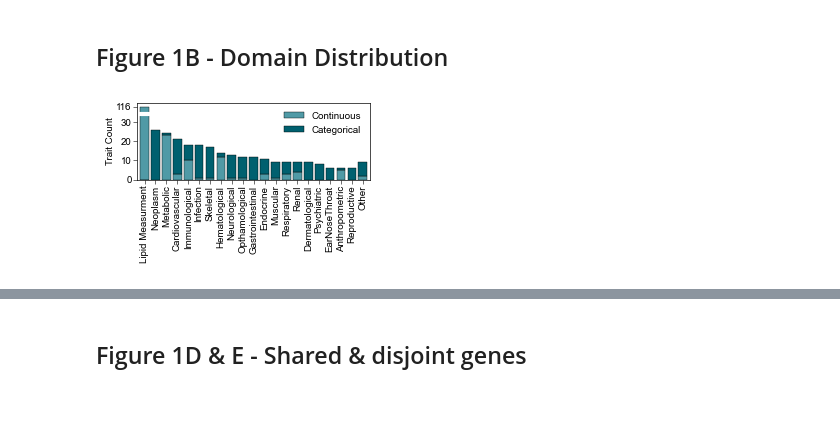
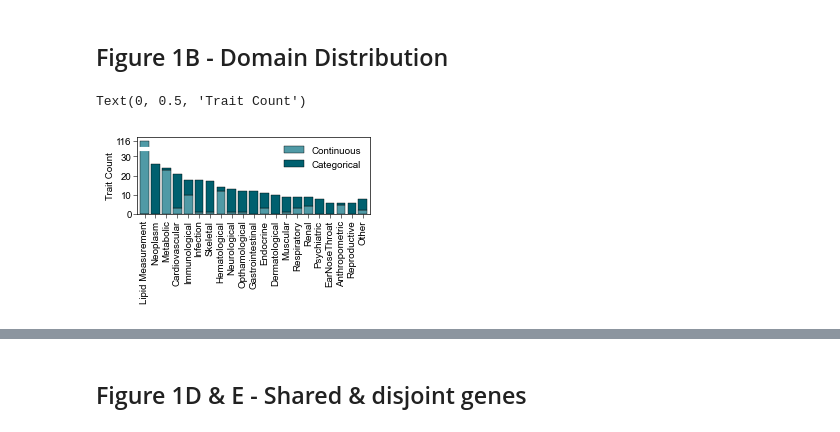
Before and after one commit to sarah-n-wright/CARVA, a Jupyter notebook: Notebooks/1B_DataCuration_StudySelection.ipynb, the cells around one changed output, grey strips where cells are left out. Drawn from its saved outputs; the diff is of its cells as text; code cells hidden in the pictures; blank space fills up the shorter version.

Commit message:
Update Notebook 1B and associated data

```diff
--- a/Notebooks/1B_DataCuration_StudySelection.ipynb
+++ b/Notebooks/1B_DataCuration_StudySelection.ipynb
@@ -76,7 +75,7 @@ gwas_genes.shape
 # %% [output]
 (327974, 16)
 # %%
-study_info = pd.read_csv(os.path.join(datadir,'GWASCatalog', 'cleaned_gwas-catalog-v1.0.3.1-studies-r2025-03-26.tsv'), sep="\t")
+study_info = pd.read_csv(os.path.join(datadir,'Reference_Data', 'cleaned_gwas-catalog-v1.0.3.1-studies-r2025-03-26.tsv.gz'), sep="\t")
 study_info = study_info.dropna(subset='TRAIT_CODE_CLEAN')
 study_info['TRAIT_CODE_CLEAN'] = study_info['TRAIT_CODE_CLEAN'].apply(lambda z: z.split('/')[-1].replace(':', '_'))
 # %%
@@ -115,16 +114,13 @@ initial number of traits with GWAS: 2339
 # %% [markdown]
 ### RAVAR
 # %%
-ravar_genes = pd.read_csv(os.path.join(datadir,'RAVAR' ,'gene_fulltable_06112024.txt.entrez'),sep='\t', low_memory=False,
+ravar_genes = pd.read_csv(os.path.join(datadir,'Reference_Data' ,'gene_fulltable_06112024.txt.entrez.gz'),sep='\t', low_memory=False,
                             usecols=['Gene Symbol', 'Ensembl ID', 'Gene Type', 'CHR', 'Location', 'Reported Trait', 'Trait Label',
                                      'Trait Ontology id', 'EFO synonym', 'P-value', 'PMID', 'TRAIT_CODE', 'Entrez'])
 ravar_genes = ravar_genes[ravar_genes.Entrez.isin(pc_nodes)]
-#replace '−' with '-'
-#ravar_genes['P-value'] = ravar_genes['P-value'].apply(lambda x: float(x.replace('−','-')) if type(x) == str else float(x))
-#ravar_genes['TRAIT_CODE'] = ravar_genes['Trait Ontology id'].apply(lambda x: x.replace(":", "_") if type(x) == str else x)
 # %%
 # remove any with 'Exclude' annotation
-rv_study_info = pd.read_csv(os.path.join(datadir,'RAVAR', 'rv_study_info_cleaned_with_manual_mapped_Mar28.tsv'), sep='\t', index_col=0)
+rv_study_info = pd.read_csv(os.path.join(datadir,'Reference_Data', 'rv_study_info_cleaned_with_manual_mapped_Mar28.tsv'), sep='\t', index_col=0)
 rv_study_info = rv_study_info[(~rv_study_info.COHORT.isin(['Exclude', 'Exlcude', 'Exlclude', 'Review'])) & (rv_study_info['Classification']!='Exclude')]
 # %%
 ravar_genes.shape
@@ -549,8 +496,7 @@ NotImplementedError: Manual curation needed
 # %%
-clean_shared_df = pd.read_csv('/cellar/users/snwright/Data/Transfer/RVC/data/RV Study Info - Shared Traits6.tsv', sep='\t', index_col=0)
+clean_shared_df = pd.read_csv(os.path.join(datadir, 'outputs','RV Study Info - Shared Traits6.tsv'), sep='\t', index_col=0)
 final_shared_df = shared_df.merge(clean_shared_df.loc[clean_shared_df.Keep==1, ('Reported Trait', 'DISEASE/TRAIT', 'Domain', 'trait_type')],
                        on=['Reported Trait', 'DISEASE/TRAIT'], how='inner', suffixes=['', 'Final'])
 assert len(final_shared_df) == clean_shared_df.Keep.sum(), 'Manual file does not match'
 final_shared_df['StudyC'] = final_shared_df['STUDY ACCESSION'] + '_' + final_shared_df['TRAIT_CODE_CLEAN']
 final_shared_df['StudyR'] = final_shared_df['PMID'].astype(str) + '_' + final_shared_df['TRAIT_CODE_CLEAN']
-#final_shared_df.drop_duplicates(subset='TRAIT_CODE_CLEAN').to_csv('/cellar/users/snwright/Data/RareCommon/inputs/March_2025/shared_traits_df_Mar28.tsv', sep='\t', index=False)
@@ -911,33 +849,33 @@ plt.savefig(os.path.join(figdir, 'trait_overlap_venn2.svg'), dpi=400, bbox_inche
 # %%
 domains = final_shared_df.Domain.value_counts().reset_index()
 domain_plot_values = domains[domains['count']>=5].Domain.values
 domains = final_shared_df[final_shared_df.trait_type=='Q'].Domain.value_counts().reset_index()
 domains_plot = domains[domains.Domain.isin(domain_plot_values)]
 other=domains[~domains.Domain.isin(domain_plot_values)]['count'].sum()
 domain_dict =domains_plot.set_index('Domain')['count'].to_dict()
 domain_dict['Other'] = other
 
 domains = final_shared_df[final_shared_df.trait_type=='CC'].Domain.value_counts().reset_index()
 domains_plot2 = domains[domains.Domain.isin(domain_plot_values)]
 other2=domains[~domains.Domain.isin(domain_plot_values)]['count'].sum()
 domain_dict2 =domains_plot2.set_index('Domain')['count'].to_dict()
 domain_dict2['Other'] = other2
 
 _ = plt.figure(figsize=(3, 1))
 plot_df = pd.DataFrame({'Continuous': domain_dict, 'Categorical': domain_dict2}).iloc[::-1]
 plot_df['sum'] = np.nansum(plot_df, axis=1)
 plot_df.at['Other', 'sum'] = 0
 plot_df = plot_df.sort_values('sum', ascending=False)
-lipid = plot_df.at['Lipid Measurment', 'Continuous']
-plot_df.at['Lipid Measurment', 'Continuous'] = 38
+lipid = plot_df.at['Lipid Measurement', 'Continuous']
+plot_df.at['Lipid Measurement', 'Continuous'] = 38
 plot_df.drop(columns='sum').plot(kind='bar', stacked=True, ax=plt.gca(),edgecolor='black', linewidth=0.3, width=0.8,
                                                                               color=[ '#509AA6', '#00606f',])
 
 
 plt.hlines(y=34, xmin=-18.5, xmax=20.5,color='white', linewidth=3)
 plt.ylim(0, 40)
 plt.yticks([0, 10, 20, 30, 38], labels=[0,10,20,30,int(lipid)])
 plt.ylabel('Trait Count')
-plt.savefig(os.path.join(figdir, 'GCat_input_trait_types_vertical.svg'), bbox_inches='tight')
 # %% [output]
+Text(0, 0.5, 'Trait Count')
-[figure, old version]
+[figure, new version]
```
Also changed, not shown: parts of 46 cells of this notebook, 14 other files.
